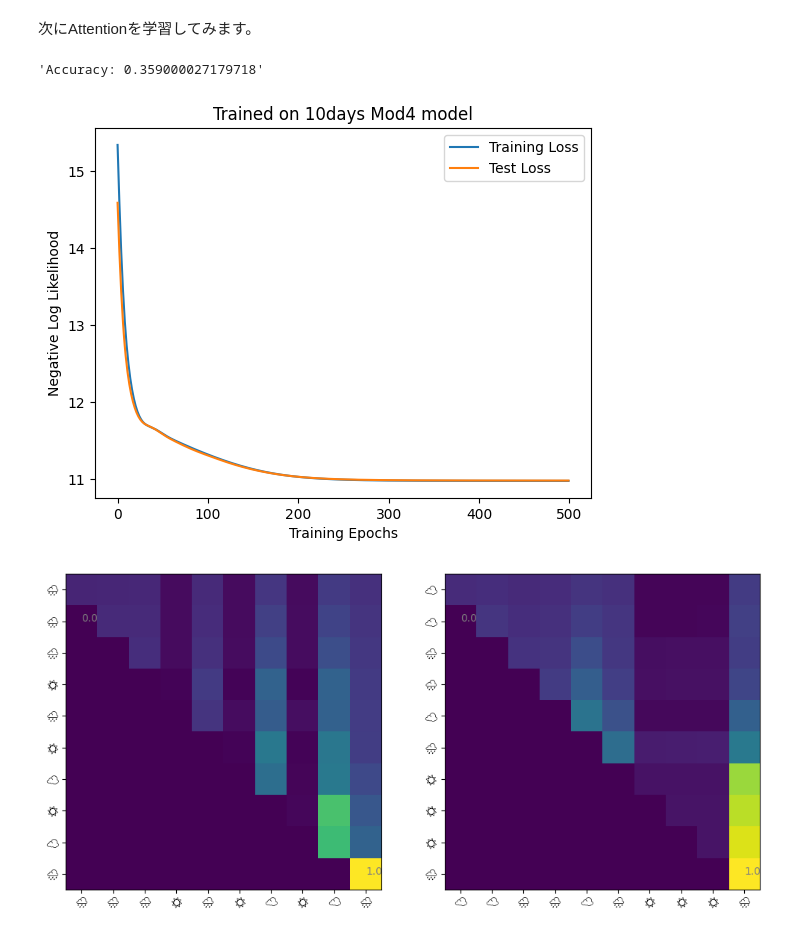
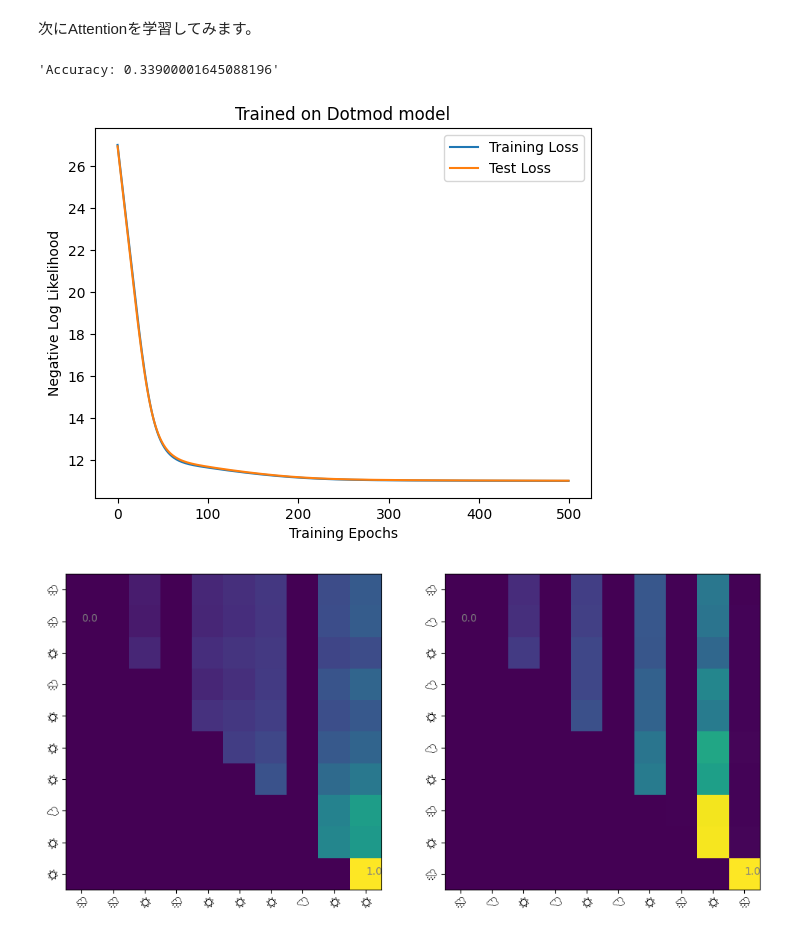
Before and after one commit to kngwyu/rlog2, a Jupyter notebook: posts/understanding-attention.ipynb, the cells around one changed output. Saved outputs shown, nothing was run; the diff lists cells and outputs as text; code cells hidden in the pictures.

```diff
--- a/posts/understanding-attention.ipynb
+++ b/posts/understanding-attention.ipynb
@@ -263,5 +263,5 @@ def train(
 # %%
-D_ATTN = 8
+D_ATTN = 6
 SEQ_LEN = 10
 key = jax.random.PRNGKey(1234)
 model = MaskedAttention(4, D_ATTN, 3, key)
@@ -646,0 +636,16 @@ f"Accuracy: {linear_accuracy(model, test_ds.embeddings, test_ds.next_weather_ind
+# %%
+ds = make_dotmod_dataset(SEQ_LEN, 5000)
+test_ds = make_dotmod_dataset(SEQ_LEN, 1000)
+
+model = LinearModel(4 * SEQ_LEN, 3, key)
+model, key, loss_list, eval_list = train(
+    500, 100, model, ds, test_ds, key, 1e-2, linear_neglogp
+)
+plt.plot(loss_list, label="Training Loss")
+plt.plot(eval_list, label="Test Loss")
+plt.title("Trained on Dotmod model")
+plt.xlabel("Training Epochs")
+plt.ylabel("Negative Log Likelihood")
+plt.legend()
+
+f"Accuracy: {linear_accuracy(model, test_ds.embeddings, test_ds.next_weather_indices).item()}"
@@ -649,20 +657,20 @@ f"Accuracy: {linear_accuracy(model, test_ds.embeddings, test_ds.next_weather_ind
 # %%
 model = MaskedAttention(4, D_ATTN, 3, key)
 model, key, loss_list, eval_list = train(500, 100, model, ds, test_ds, key, 1e-2)
 plt.plot(loss_list, label="Training Loss")
 plt.plot(eval_list, label="Test Loss")
-plt.title("Trained on 10days Mod4 model")
+plt.title("Trained on Dotmod model")
 plt.xlabel("Training Epochs")
 plt.ylabel("Negative Log Likelihood")
 plt.legend()
 
 fig, (ax1, ax2) = plt.subplots(ncols=2, figsize=(12, 6))
 visualize_attn(ax1, model, test_ds, 1)
 visualize_attn(ax2, model, test_ds, 2)
 
 f"Accuracy: {accuracy(model, test_ds.embeddings, test_ds.next_weather_indices).item()}"
 # %% [output]
-'Accuracy: 0.359000027179718'
+'Accuracy: 0.33900001645088196'
-[figure, old version]
+[figure, new version]
-[figure, old version]
+[figure, new version]
 # %% [markdown]
```
Also changed, not shown: parts of 19 cells of this notebook.
